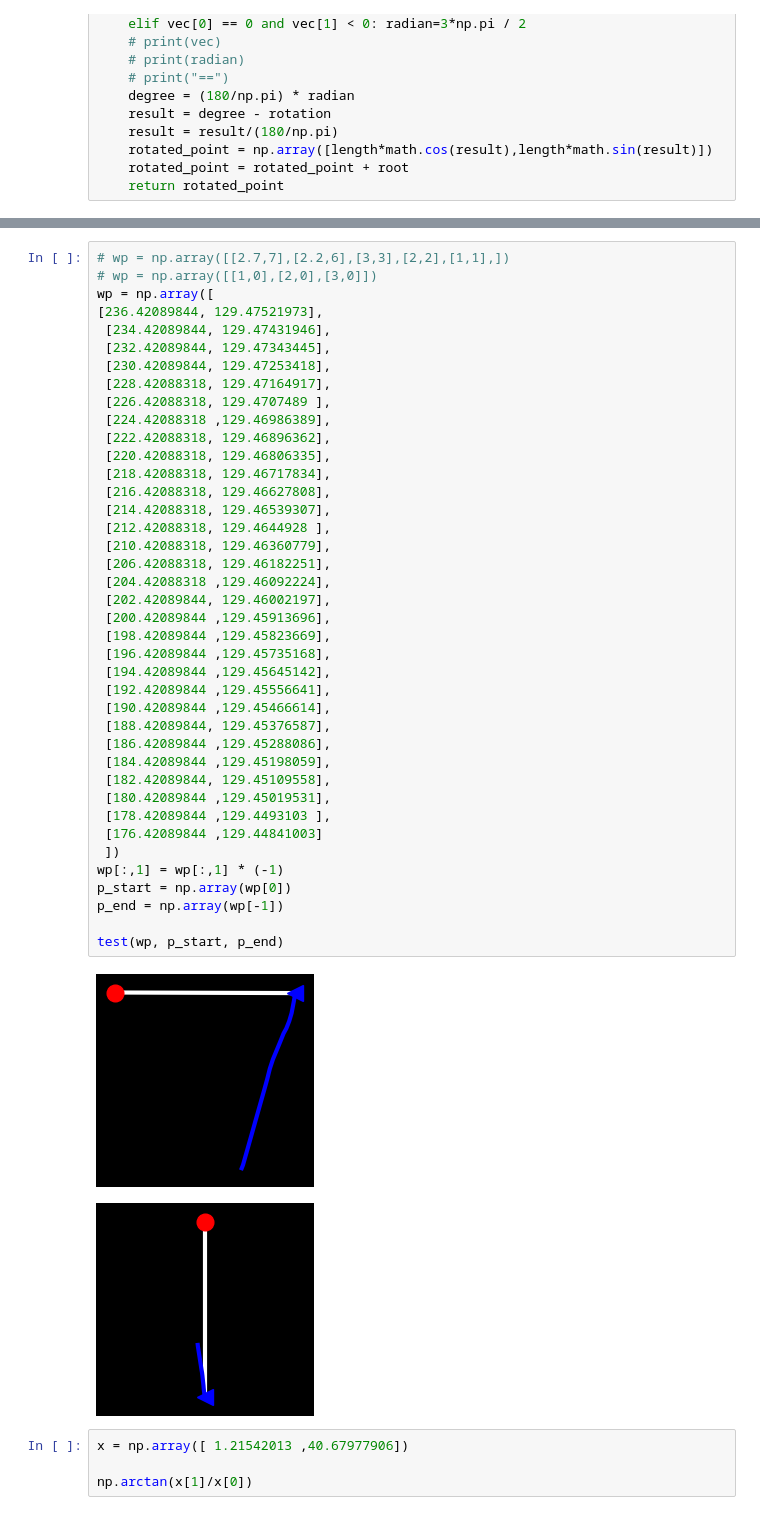
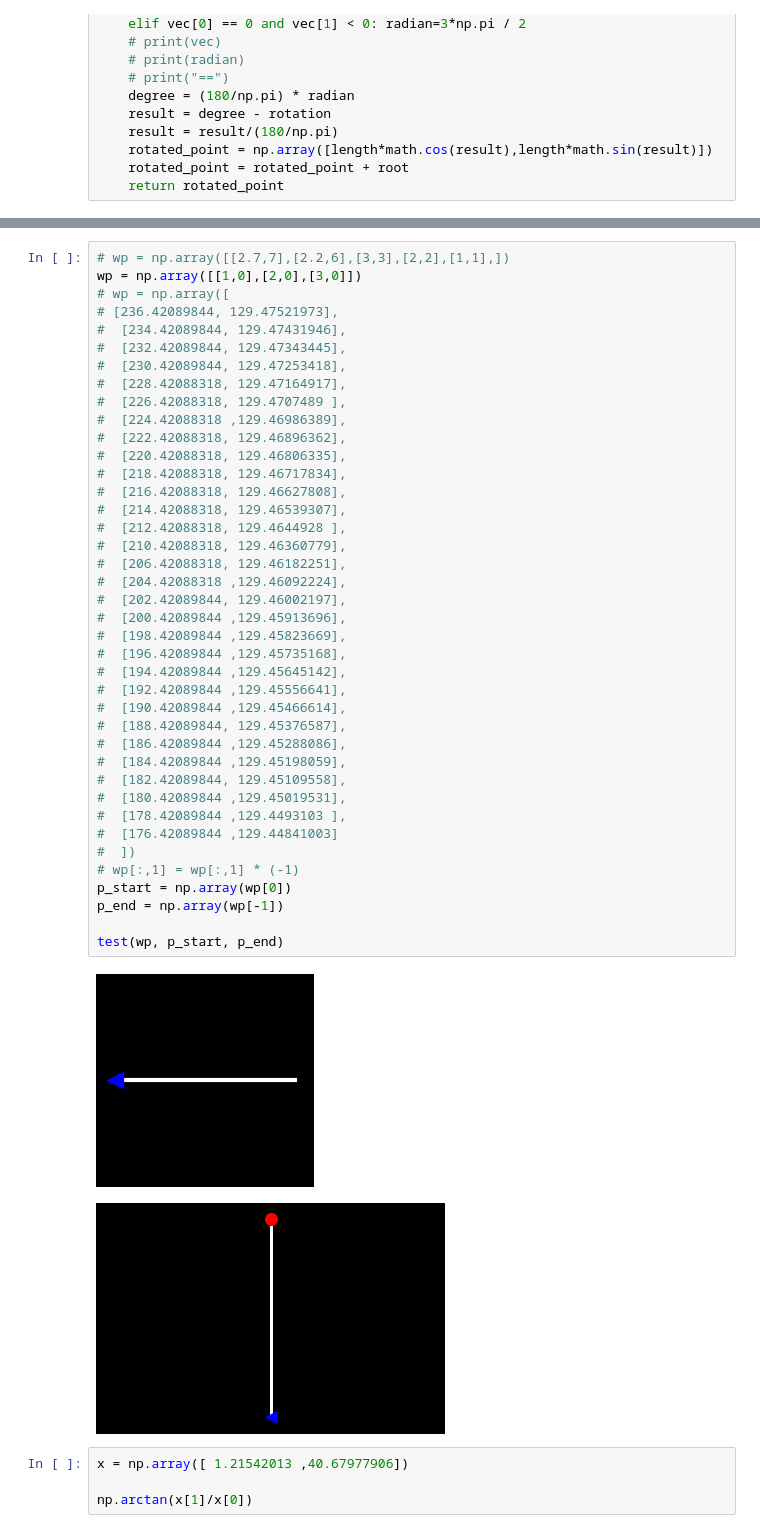
Before and after one commit to MoritzNekolla/AE_Anomaly_Detection, a Jupyter notebook: Image_sampling.ipynb, the cells around one changed output, grey strips where cells are left out. Cells and saved outputs as stored; diff of their text form.

```diff
--- a/Image_sampling.ipynb
+++ b/Image_sampling.ipynb
@@ -778,47 +780,47 @@ def test(wp, p_start, p_end):
     # print(wp_new)
 # %%
 # wp = np.array([[2.7,7],[2.2,6],[3,3],[2,2],[1,1],])
-# wp = np.array([[1,0],[2,0],[3,0]])
-wp = np.array([
-[236.42089844, 129.47521973],
- [234.42089844, 129.47431946],
- [232.42089844, 129.47343445],
- [230.42089844, 129.47253418],
- [228.42088318, 129.47164917],
- [226.42088318, 129.4707489 ],
- [224.42088318 ,129.46986389],
- [222.42088318, 129.46896362],
- [220.42088318, 129.46806335],
- [218.42088318, 129.46717834],
- [216.42088318, 129.46627808],
- [214.42088318, 129.46539307],
- [212.42088318, 129.4644928 ],
- [210.42088318, 129.46360779],
- [206.42088318, 129.46182251],
- [204.42088318 ,129.46092224],
- [202.42089844, 129.46002197],
- [200.42089844 ,129.45913696],
- [198.42089844 ,129.45823669],
- [196.42089844 ,129.45735168],
- [194.42089844 ,129.45645142],
- [192.42089844 ,129.45556641],
- [190.42089844 ,129.45466614],
- [188.42089844, 129.45376587],
- [186.42089844 ,129.45288086],
- [184.42089844 ,129.45198059],
- [182.42089844, 129.45109558],
- [180.42089844 ,129.45019531],
- [178.42089844 ,129.4493103 ],
- [176.42089844 ,129.44841003]
- ])
-wp[:,1] = wp[:,1] * (-1)
+wp = np.array([[1,0],[2,0],[3,0]])
+# wp = np.array([
+# [236.42089844, 129.47521973],
+#  [234.42089844, 129.47431946],
+#  [232.42089844, 129.47343445],
+#  [230.42089844, 129.47253418],
+#  [228.42088318, 129.47164917],
+#  [226.42088318, 129.4707489 ],
+#  [224.42088318 ,129.46986389],
+#  [222.42088318, 129.46896362],
+#  [220.42088318, 129.46806335],
+#  [218.42088318, 129.46717834],
+#  [216.42088318, 129.46627808],
+#  [214.42088318, 129.46539307],
+#  [212.42088318, 129.4644928 ],
+#  [210.42088318, 129.46360779],
+#  [206.42088318, 129.46182251],
+#  [204.42088318 ,129.46092224],
+#  [202.42089844, 129.46002197],
+#  [200.42089844 ,129.45913696],
+#  [198.42089844 ,129.45823669],
+#  [196.42089844 ,129.45735168],
+#  [194.42089844 ,129.45645142],
+#  [192.42089844 ,129.45556641],
+#  [190.42089844 ,129.45466614],
+#  [188.42089844, 129.45376587],
+#  [186.42089844 ,129.45288086],
+#  [184.42089844 ,129.45198059],
+#  [182.42089844, 129.45109558],
+#  [180.42089844 ,129.45019531],
+#  [178.42089844 ,129.4493103 ],
+#  [176.42089844 ,129.44841003]
+#  ])
+# wp[:,1] = wp[:,1] * (-1)
 p_start = np.array(wp[0])
 p_end = np.array(wp[-1])
 
 test(wp, p_start, p_end)
 # %% [output]
-[figure, old version]
+[figure, new version]
-[figure, old version]
+[figure, new version]
 # %%
 x = np.array([ 1.21542013 ,40.67977906])
 
```
Also changed, not shown: parts of 6 cells of this notebook, 5 other files.
